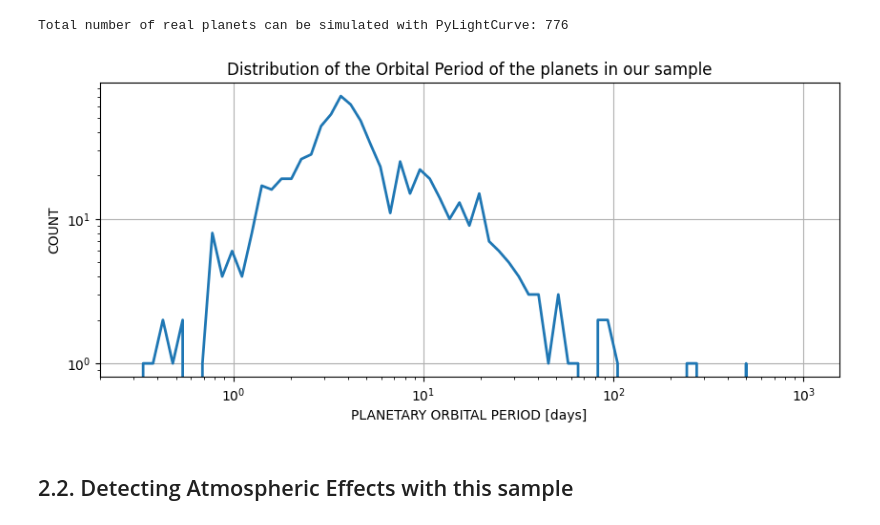
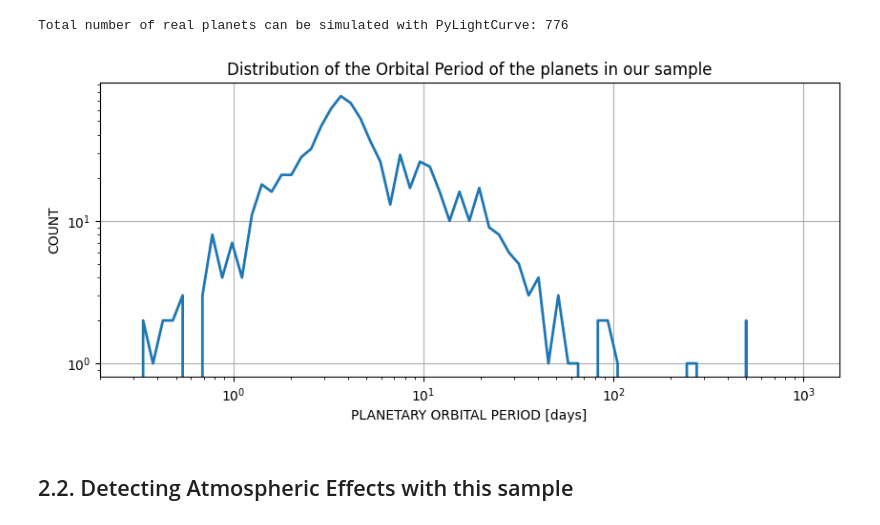
Before and after one commit to thangvictory/Computational_Astrobiology_Tutorial, a Jupyter notebook: Astrobiology_PROJECT.ipynb, the cells around one changed output. Cells and saved outputs as stored; diff of their text form; code cells hidden in the pictures.

```diff
--- a/Astrobiology_PROJECT.ipynb
+++ b/Astrobiology_PROJECT.ipynb
@@ -325,19 +328,20 @@ def plot_hist(dat,bins,label):
 # %%
 # Plot the distribution of the period of the planets in our sample versus the whole PyLightCurve sample
 plt.figure(figsize=(10,4))
-bins = np.logspace(np.log10(np.min(PERIOD_whole_data)), np.log10(np.max(PERIOD_whole_data)),70)
+# bins = np.logspace(np.log10(np.min(PERIOD_whole_data)), np.log10(np.max(PERIOD_whole_data)),70)
+bins = np.logspace(np.log10(np.min(PERIOD_sample)), np.log10(np.max(PERIOD_sample)),70)
 # plot_hist(PERIOD_whole_data,bins,'PyLightCurve Large sample')
 plot_hist(PERIOD_sample,bins,'Our Subsample')
 # plt.legend()
 plt.title('Distribution of the Orbital Period of the planets in our sample')
 plt.xlabel('PLANETARY ORBITAL PERIOD [days]')
 plt.ylabel('COUNT')
 plt.grid()
 plt.xscale('log')
 plt.yscale('log')
 plt.show()
 # %% [output]
-[figure, old version]
+[figure, new version]
 # %% [markdown]
 ## 2.2. Detecting Atmospheric Effects with this sample
 # %%
```
Also changed, not shown: parts of 7 cells of this notebook.
